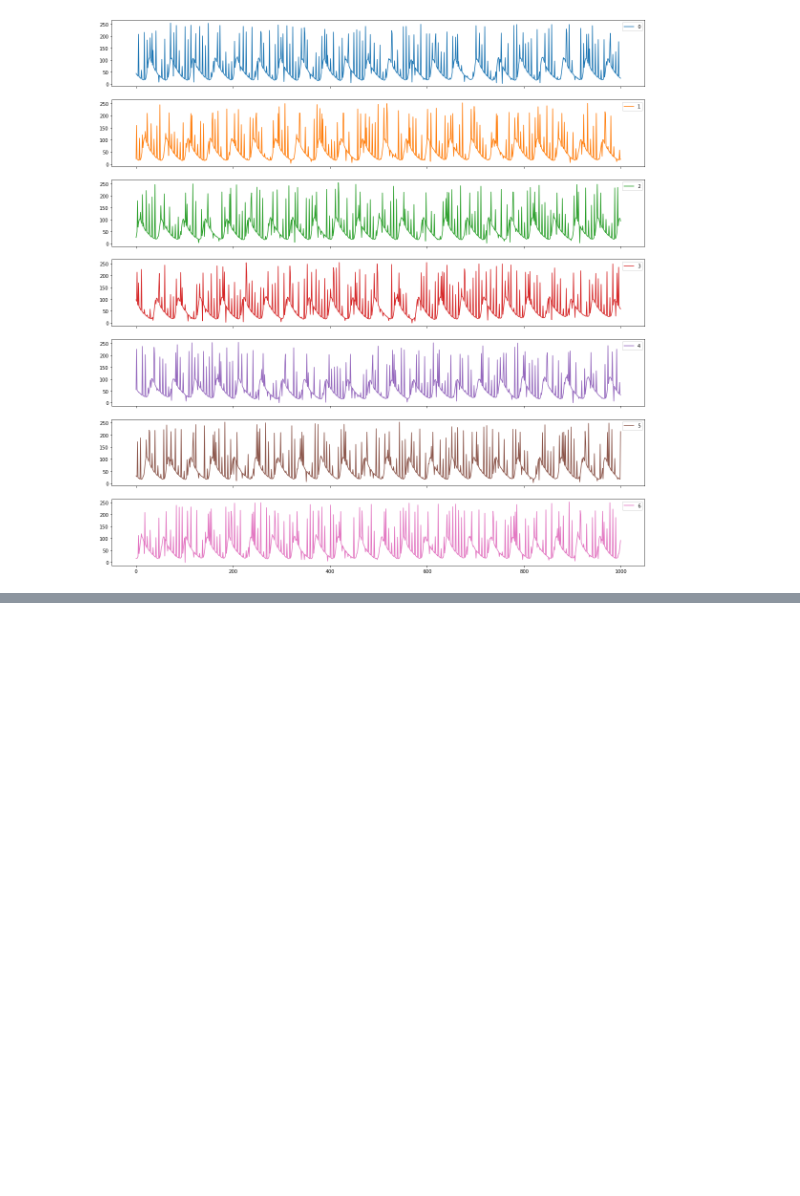
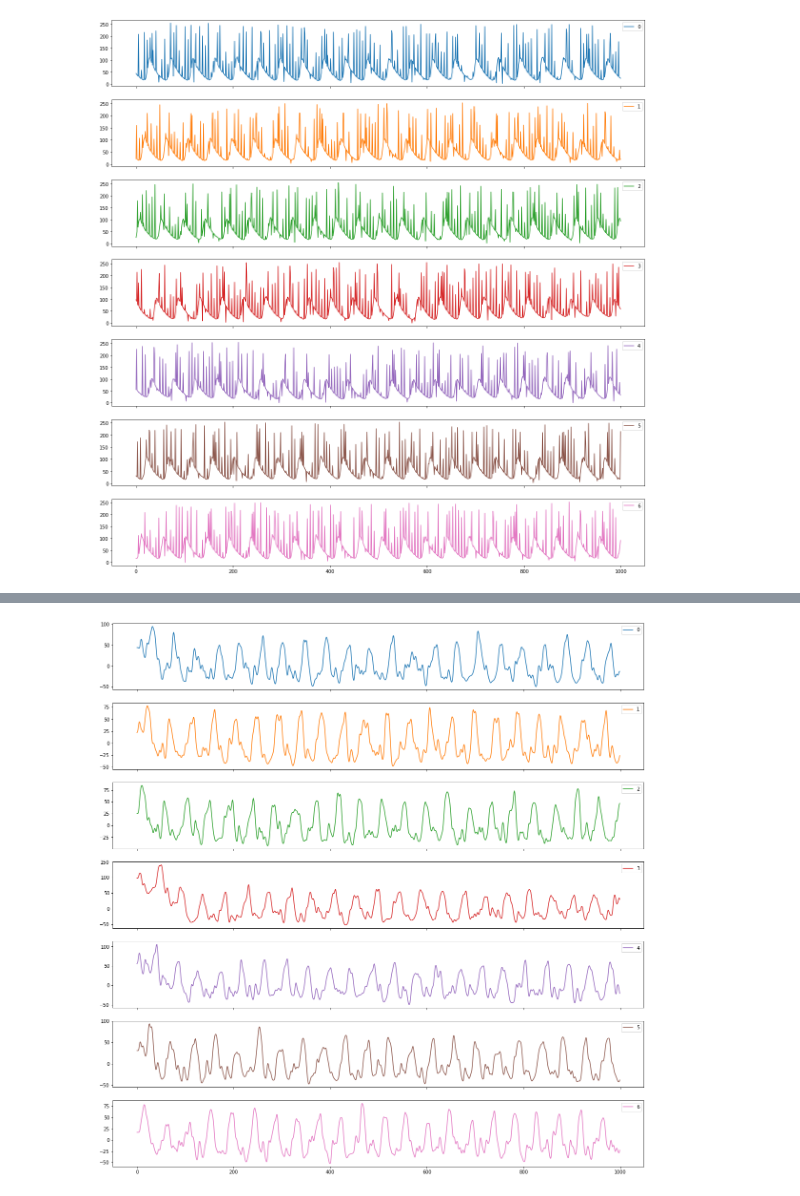
Before and after one commit to nksuya/jupyter_notebook, a Jupyter notebook: 工作笔记/oxygen_process.ipynb, the cells around one changed output, grey strips where cells are left out. Saved outputs shown, nothing was run; the diff lists cells and outputs as text; code cells hidden in the pictures; blank space fills up the shorter version.

```diff
--- a/工作笔记/oxygen_process.ipynb
+++ b/工作笔记/oxygen_process.ipynb
@@ -94,0 +140,6 @@ Name: 0, Length: 1000, dtype: int32
+# %%
+import matplotlib.pyplot as plt
+df_clean_cs.plot(subplots=True,figsize=(20,21))
+plt.savefig("csharp_Clean.png")
+# %% [output]
+[figure, added]
```
Also changed, not shown: parts of 9 cells of this notebook, 17 other files.
